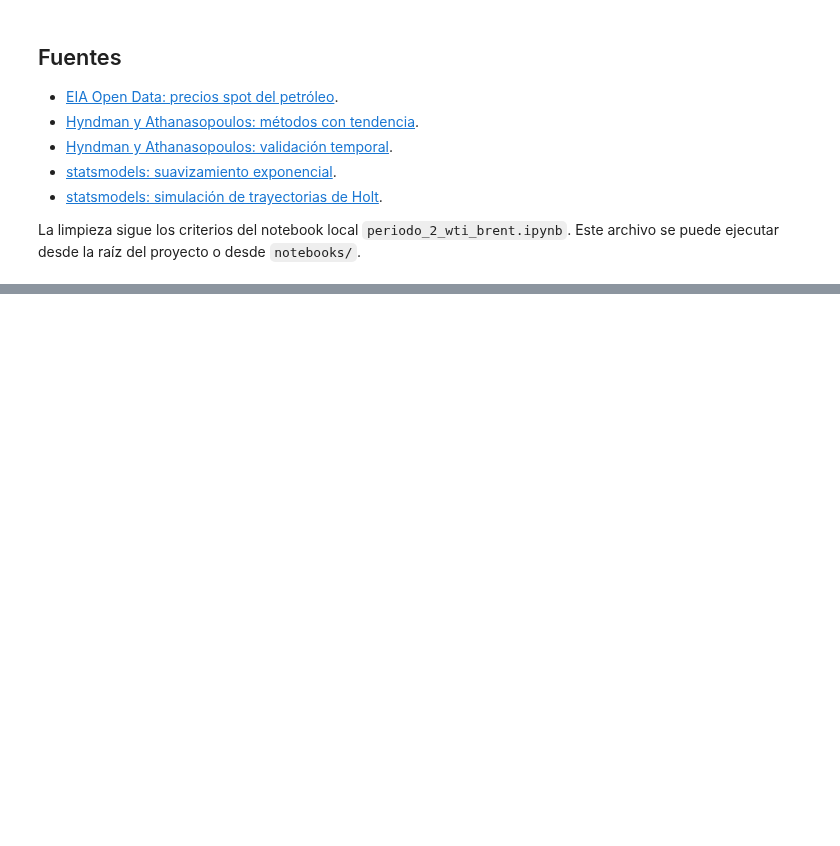
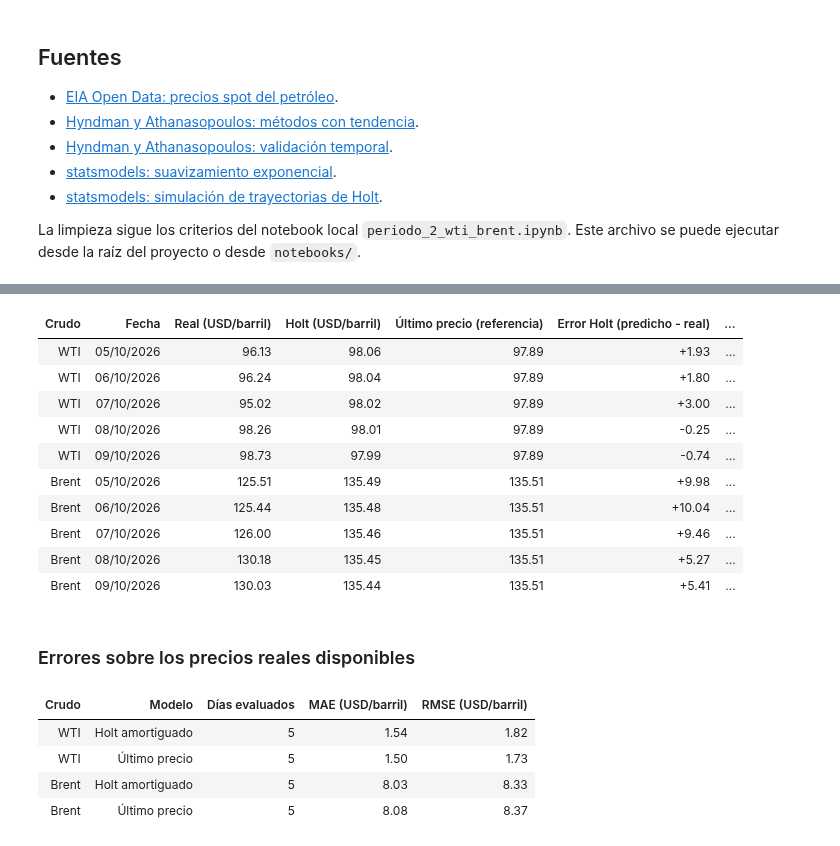
Before and after one commit to Ragnar88/TecYMetAvCsD, a Jupyter notebook: notebooks/serie_tiempo.ipynb, the cells around one changed output, grey strips where cells are left out. Cells and saved outputs as stored; diff of their text form; code cells hidden in the pictures; blank space fills up the shorter version.

```diff
--- a/notebooks/serie_tiempo.ipynb
+++ b/notebooks/serie_tiempo.ipynb
@@ -596,0 +821,33 @@ La limpieza sigue los criterios del notebook local `periodo_2_wti_brent.ipynb`.
+# %%
+display_prueba(prueba_comparacion.style.format({
+    "Fecha": lambda fecha: fecha.strftime("%d/%m/%Y"),
+    "Real (USD/barril)": "{:.2f}",
+    "Holt (USD/barril)": "{:.2f}",
+    "Último precio (referencia)": "{:.2f}",
+    "Error Holt (predicho - real)": "{:+.2f}",
+    "Error absoluto Holt": "{:.2f}",
+}, na_rep="Sin dato").hide(axis="index"))
+
+display_prueba(Markdown_prueba("### Errores sobre los precios reales disponibles"))
+display_prueba(prueba_metricas.style.format({
+    "MAE (USD/barril)": "{:.2f}",
+    "RMSE (USD/barril)": "{:.2f}",
+}, na_rep="Sin datos para evaluar").hide(axis="index"))
+# %% [output]
+| Crudo | Fecha | Real (USD/barril) | Holt (USD/barril) | Último precio (referencia) | Error Holt (predicho - real) | ... |
+| WTI | 05/10/2026 | 96.13 | 98.06 | 97.89 | +1.93 | ... |
+| WTI | 06/10/2026 | 96.24 | 98.04 | 97.89 | +1.80 | ... |
+| WTI | 07/10/2026 | 95.02 | 98.02 | 97.89 | +3.00 | ... |
+| WTI | 08/10/2026 | 98.26 | 98.01 | 97.89 | -0.25 | ... |
+| WTI | 09/10/2026 | 98.73 | 97.99 | 97.89 | -0.74 | ... |
+| Brent | 05/10/2026 | 125.51 | 135.49 | 135.51 | +9.98 | ... |
+| Brent | 06/10/2026 | 125.44 | 135.48 | 135.51 | +10.04 | ... |
+| Brent | 07/10/2026 | 126.00 | 135.46 | 135.51 | +9.46 | ... |
+| Brent | 08/10/2026 | 130.18 | 135.45 | 135.51 | +5.27 | ... |
+| Brent | 09/10/2026 | 130.03 | 135.44 | 135.51 | +5.41 | ... |
+### Errores sobre los precios reales disponibles
+| Crudo | Modelo | Días evaluados | MAE (USD/barril) | RMSE (USD/barril) |
+| WTI | Holt amortiguado | 5 | 1.54 | 1.82 |
+| WTI | Último precio | 5 | 1.50 | 1.73 |
+| Brent | Holt amortiguado | 5 | 8.03 | 8.33 |
+| Brent | Último precio | 5 | 8.08 | 8.37 |
```
Also changed, not shown: parts of 27 cells of this notebook.
